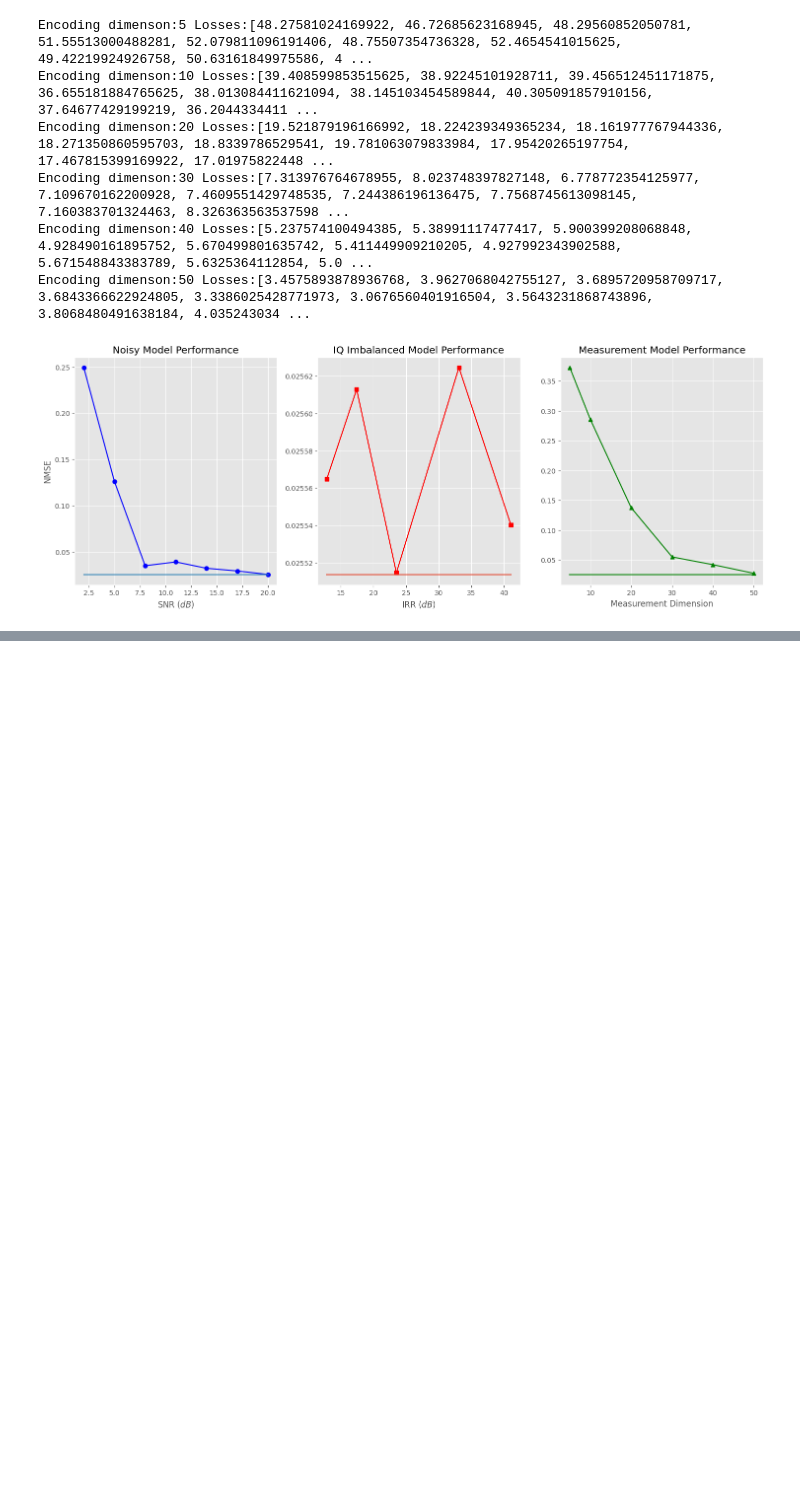
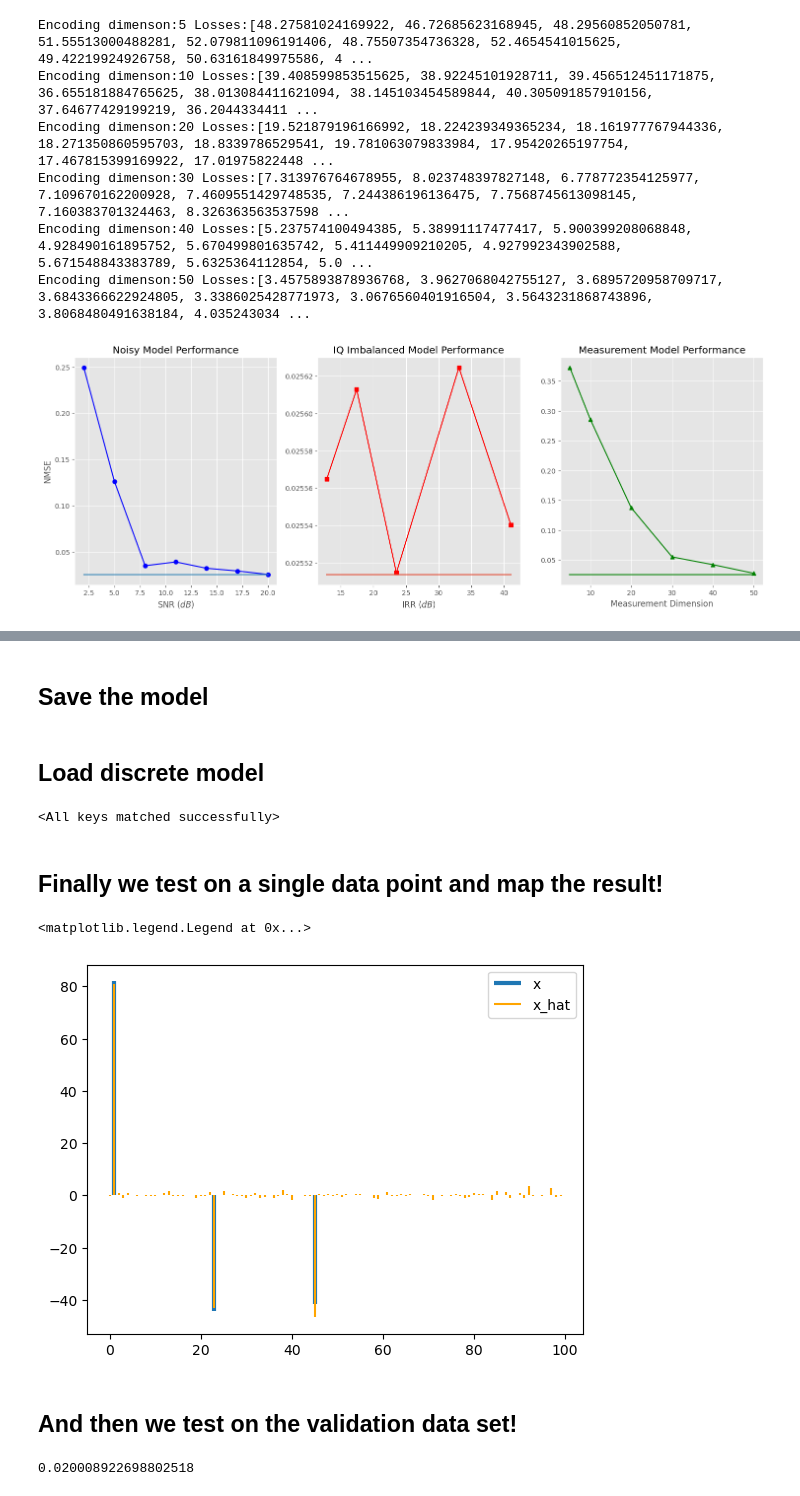
Before and after one commit to tomlijding/DL-based-CS-under-IQ-imbalance, a Jupyter notebook: main.ipynb, the cells around one changed output, grey strips where cells are left out. Drawn from its saved outputs; the diff is of its cells as text; code cells hidden in the pictures; blank space fills up the shorter version.

```diff
--- a/main.ipynb
+++ b/main.ipynb
@@ -1003,0 +1127,2 @@ ax3.grid(True)
+# %% [markdown]
+## Save the model
@@ -1003,0 +1131,56 @@ ax3.grid(True)
+# %% [markdown]
+## Load discrete model
+# %%
+discrete_model = LearnedAutoencoder(vector_size,encoding_dim,hidden_dims)
+# Load the state dictionary
+discrete_model.load_state_dict(torch.load("discrete_model.pt"))
+# %% [output]
+<All keys matched successfully>
+# %% [markdown]
+## Finally we test on a single data point and map the result!
+# %%
+# Here we generate a test vector from our buildDataSet function, put it through the model and look at the output
+h, x = buildDataSet(max_amplitude,min_sparsity,max_sparsity,vector_size,1)
+
+H = np.concatenate((h.real,h.imag)).T
+
+H_tensor = torch.tensor(H,dtype=torch.float)
+
+H_hat = discrete_model(H_tensor)
+
+h_hat = np.array(H_hat.detach())
+
+h_real,h_imag = np.split(h_hat,2,1)
+h_hat = h_real + 1j*h_imag
+h_hat = h_hat.reshape(-1,1)
+DFT = sp.linalg.dft(vector_size)/np.sqrt(vector_size)
+iDFT = DFT.conj().T
+
+
+x_hat = iDFT@h_hat
+indices = range(len(x_hat))
+
+plt.vlines(indices,0,x,linewidth=3)
+plt.vlines(indices,0,x_hat,colors="orange")
+
+plt.legend(("x","x_hat"))
+# %% [output]
+<matplotlib.legend.Legend at 0x...>
+[figure, added]
+# %% [markdown]
+## And then we test on the validation data set!
+# %%
+discrete_model_losses = []
+with torch.no_grad():
+    discrete_model.eval()
+    for batch in dataloader_val:
+        inputs, targets = batch  # Unpack the tuple
+        output = discrete_model(inputs)
+        loss = loss_fn(output, targets)
+        discrete_model_losses.append(loss.item())
+    discrete_loss = np.average(discrete_model_losses)
+signal_variance = 133
+normalized_discrete_val_loss = discrete_loss/signal_variance
+print(normalized_discrete_val_loss)
+# %% [output]
+0.020008922698802518
```
Also changed, not shown: parts of 15 cells of this notebook.
